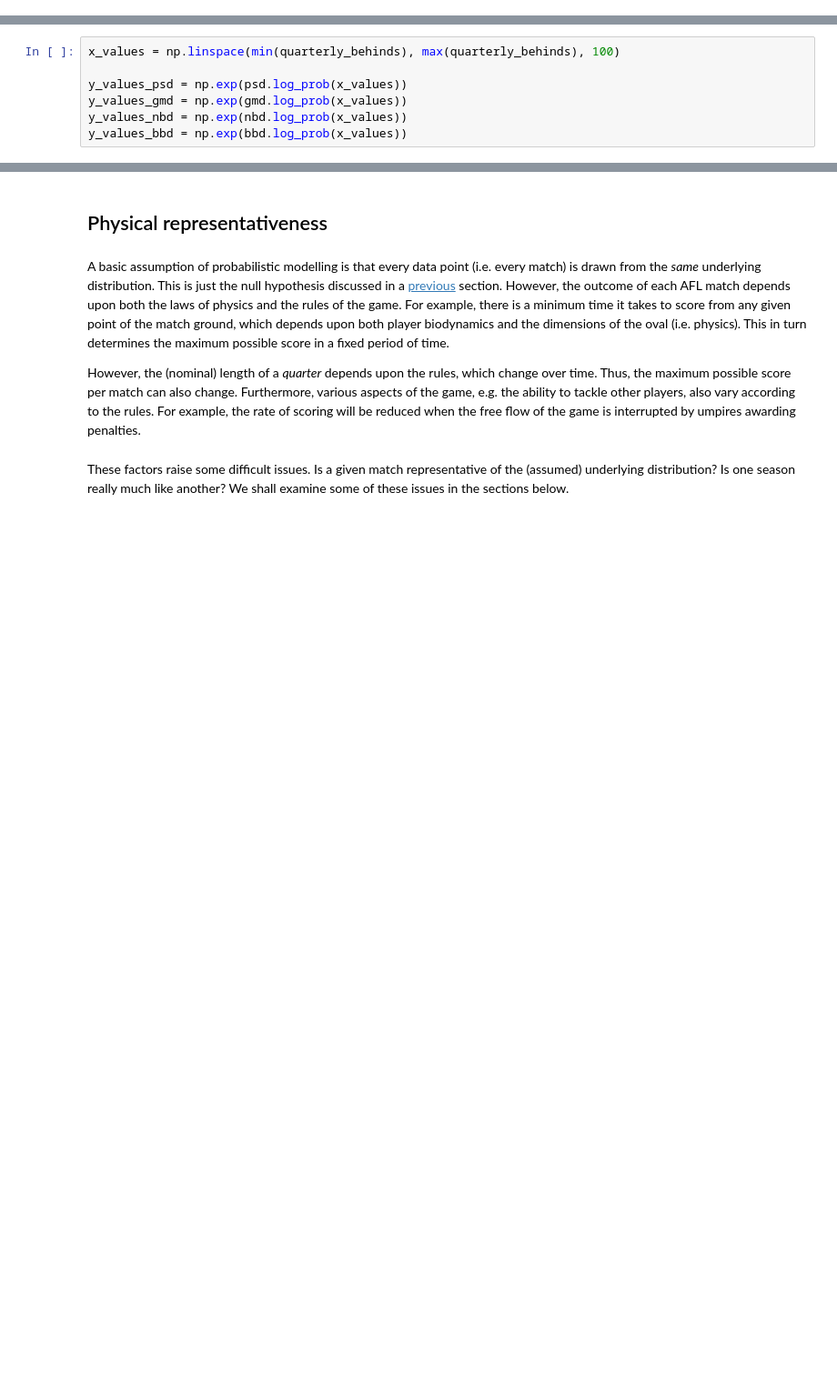
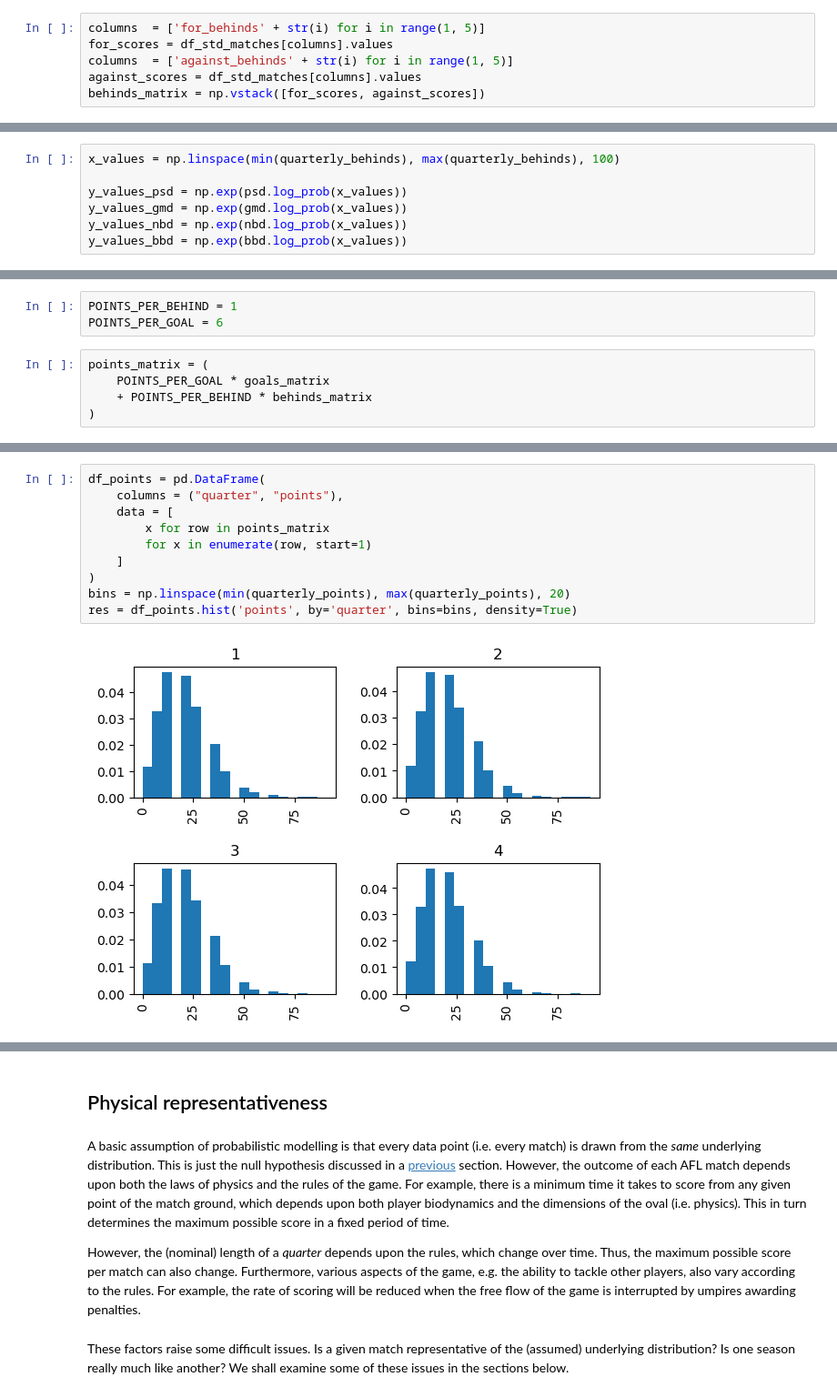
Before and after one commit to gaj67/gaj-data-science, a Jupyter notebook: AFL/notebooks/4_data_analysis.ipynb, the cells around one changed output, grey strips where cells are left out. Shown at 91% size. Drawn from its saved outputs; the diff is of its cells as text; blank space fills up the shorter version.

```diff
--- a/AFL/notebooks/4_data_analysis.ipynb
+++ b/AFL/notebooks/4_data_analysis.ipynb
@@ -1197,3 +1212,9 @@ NameError: name 'df_training' is not defined
+# %%
+columns  = ['for_behinds' + str(i) for i in range(1, 5)]
+for_scores = df_std_matches[columns].values
+columns  = ['against_behinds' + str(i) for i in range(1, 5)]
+against_scores = df_std_matches[columns].values
+behinds_matrix = np.vstack([for_scores, against_scores])
 # %%
 match_behinds = np.sum(behinds_matrix, axis=1)
 m_m_behinds = np.mean(match_behinds)
@@ -1292,0 +1392,8 @@ plt.show()
+# %%
+POINTS_PER_BEHIND = 1
+POINTS_PER_GOAL = 6
+# %%
+points_matrix = (
+    POINTS_PER_GOAL * goals_matrix
+    + POINTS_PER_BEHIND * behinds_matrix
+)
@@ -1292,0 +1425,12 @@ plt.show()
+# %%
+df_points = pd.DataFrame(
+    columns = ("quarter", "points"),
+    data = [
+        x for row in points_matrix
+        for x in enumerate(row, start=1)
+    ]
+)
+bins = np.linspace(min(quarterly_points), max(quarterly_points), 20)
+res = df_points.hist('points', by='quarter', bins=bins, density=True)
+# %% [output]
+[figure, added]
```
Also changed, not shown: parts of 92 cells of this notebook, 1 other file.
